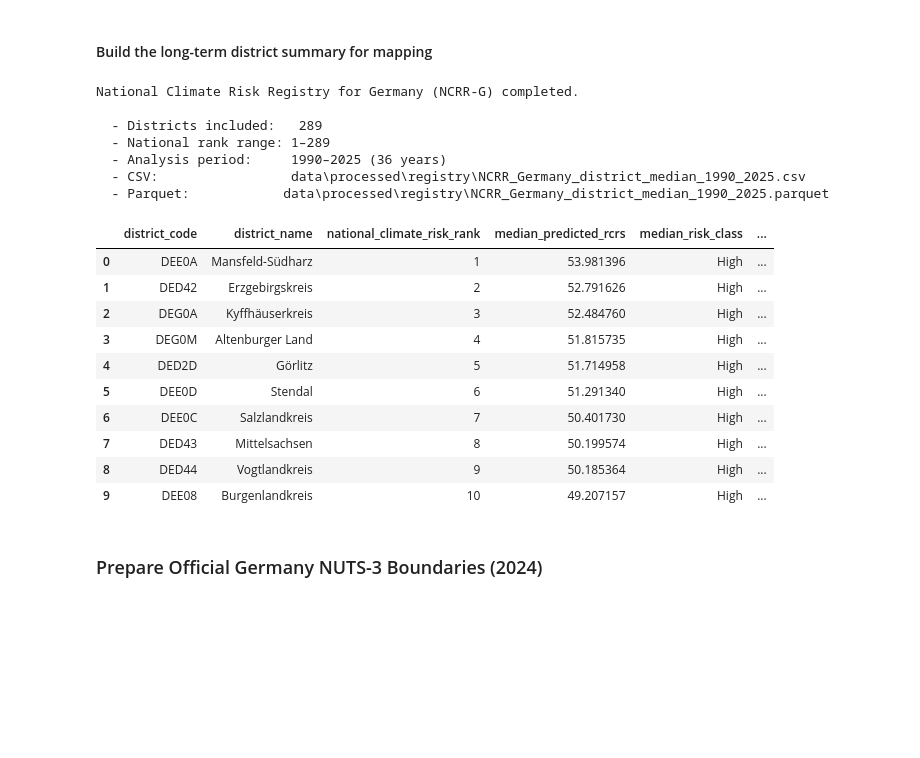
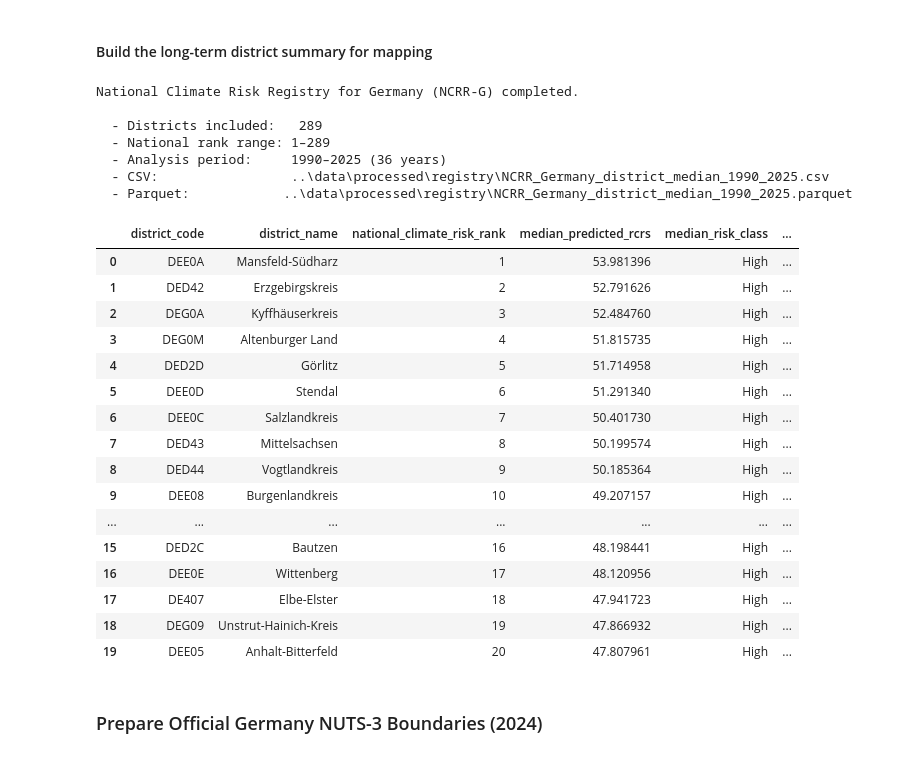
Before and after one commit to purityrima/climate-esg-risk-intelligence-germany, a Jupyter notebook: notebooks/09_feature_engineering_and_ffnn_model.ipynb, the cells around one changed output. Cells and saved outputs as stored; diff of their text form; code cells hidden in the pictures; blank space fills up the shorter version.

```diff
--- a/notebooks/09_feature_engineering_and_ffnn_model.ipynb
+++ b/notebooks/09_feature_engineering_and_ffnn_model.ipynb
@@ -6701,36 +6703,42 @@ print(
     "–"
     f"{district_risk_summary_df['national_climate_risk_rank'].max()}"
 )
 
 print("  - Analysis period:     1990–2025 (36 years)")
 
 print(f"  - CSV:                 {district_summary_csv_path}")
 print(f"  - Parquet:            {district_summary_parquet_path}")
 print()
 
 display(
     district_risk_summary_df
-    .head(10)
+    .head(20)
 )
 # %% [output]
 National Climate Risk Registry for Germany (NCRR-G) completed.
 
   - Districts included:   289
   - National rank range: 1–289
   - Analysis period:     1990–2025 (36 years)
-  - CSV:                 data\processed\registry\NCRR_Germany_district_median_1990_2025.csv
-  - Parquet:            data\processed\registry\NCRR_Germany_district_median_1990_2025.parquet
+  - CSV:                 ..\data\processed\registry\NCRR_Germany_district_median_1990_2025.csv
+  - Parquet:            ..\data\processed\registry\NCRR_Germany_district_median_1990_2025.parquet
 |  | district_code | district_name | national_climate_risk_rank | median_predicted_rcrs | median_risk_class | ... |
 | 0 | DEE0A | Mansfeld-Südharz | 1 | 53.981396 | High | ... |
 | 1 | DED42 | Erzgebirgskreis | 2 | 52.791626 | High | ... |
 | 2 | DEG0A | Kyffhäuserkreis | 3 | 52.484760 | High | ... |
 | 3 | DEG0M | Altenburger Land | 4 | 51.815735 | High | ... |
 | 4 | DED2D | Görlitz | 5 | 51.714958 | High | ... |
 | 5 | DEE0D | Stendal | 6 | 51.291340 | High | ... |
 | 6 | DEE0C | Salzlandkreis | 7 | 50.401730 | High | ... |
 | 7 | DED43 | Mittelsachsen | 8 | 50.199574 | High | ... |
 | 8 | DED44 | Vogtlandkreis | 9 | 50.185364 | High | ... |
 | 9 | DEE08 | Burgenlandkreis | 10 | 49.207157 | High | ... |
+| ... | ... | ... | ... | ... | ... | ... |
+| 15 | DED2C | Bautzen | 16 | 48.198441 | High | ... |
+| 16 | DEE0E | Wittenberg | 17 | 48.120956 | High | ... |
+| 17 | DE407 | Elbe-Elster | 18 | 47.941723 | High | ... |
+| 18 | DEG09 | Unstrut-Hainich-Kreis | 19 | 47.866932 | High | ... |
+| 19 | DEE05 | Anhalt-Bitterfeld | 20 | 47.807961 | High | ... |
 # %% [markdown]
 ### Prepare Official Germany NUTS-3 Boundaries (2024)
 # %% [markdown]
```
Also changed, not shown: parts of 5 cells of this notebook, 10 other files.
